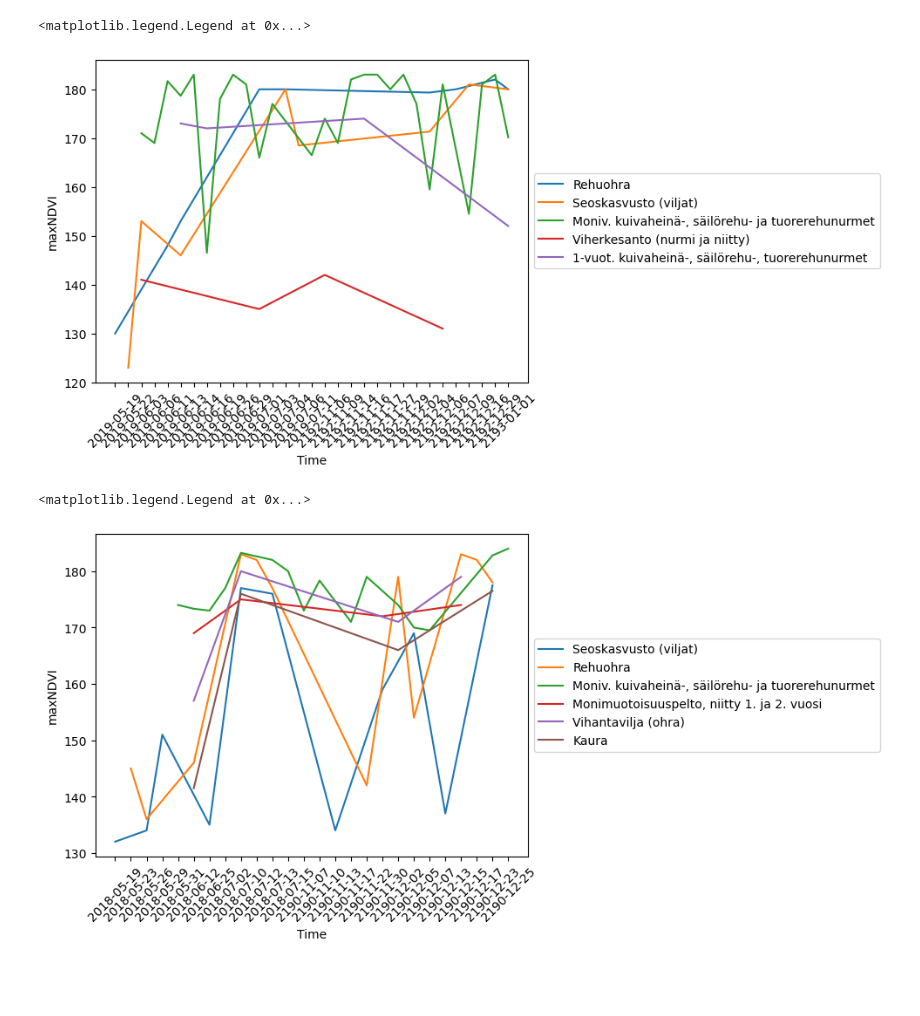
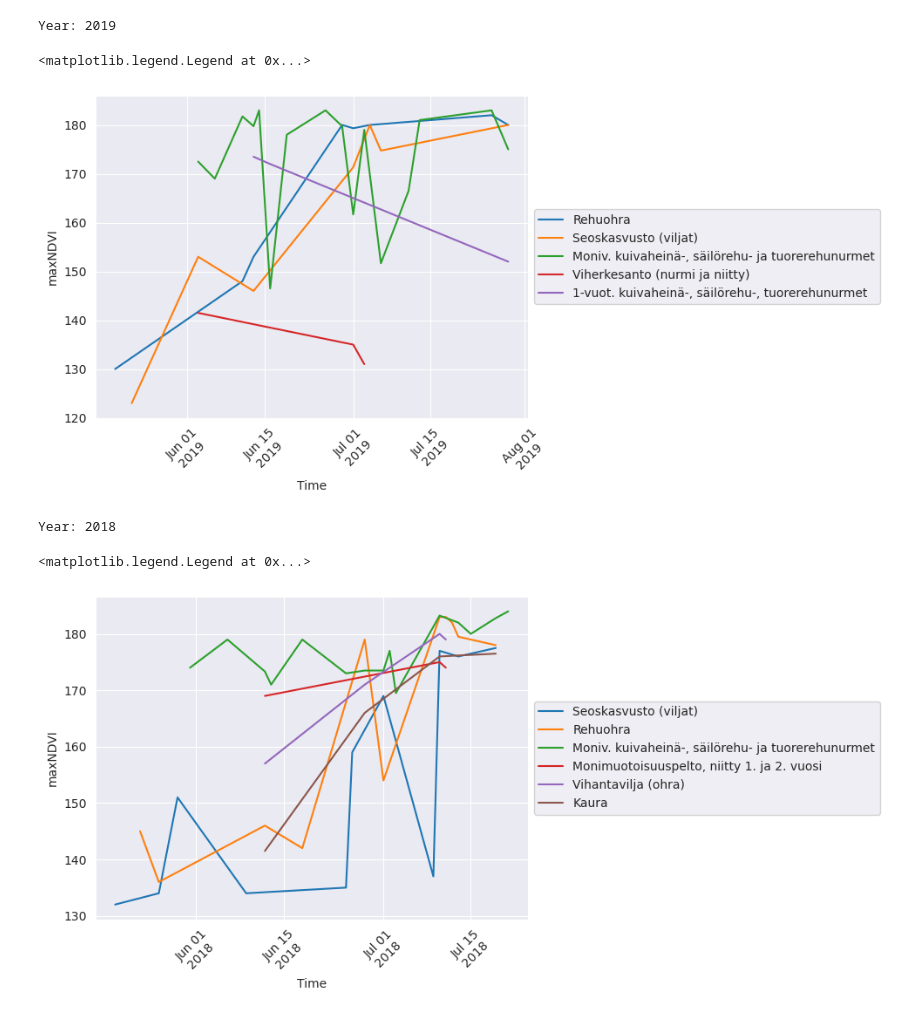
Before and after one commit to myliheik/Apu-HIKET, a Jupyter notebook: notebooks/timeseries-mittalohkot.ipynb, the cells around one changed output. Cells and saved outputs as stored; diff of their text form; code cells hidden in the pictures; blank space fills up the shorter version.

Commit message:
DOY data in 2018-2021 was corrected in s2ind data by Syke. Downloaded the corrected images. Rerun analysis.

```diff
--- a/notebooks/timeseries-mittalohkot.ipynb
+++ b/notebooks/timeseries-mittalohkot.ipynb
@@ -12,9 +12,12 @@ import glob
 import os
 import pickle
 import seaborn as sns
+import matplotlib.dates as mdates
 
 import warnings
 warnings.filterwarnings("ignore")
+
+sns.set_style("darkgrid")
 
 fpin = '/scratch/project_2008047/Apu-HIKET/results_temp'
 
@@ -31,6 +34,7 @@ def load_intensities(filename):
     return data
 
 def readTempData(year, fpin):
+    print(f'Year: {year}')
     metafiles = glob.glob(os.path.join(fpin, 'meta*'))
     mymetafiles = [metafile for metafile in metafiles if str(year) in metafile]
 
@@ -44,11 +48,15 @@ def readTempData(year, fpin):
             data = load_intensities(filepath)
             df = pd.DataFrame(data, columns = ['parcelID', 'Value', 'featureName', 'timeID'])
 
+
+
             #ndvi file:
             filepathndvi = filepath.replace('meta', 'ndvi')
             data2 = load_intensities(filepathndvi)
             df2 = pd.DataFrame(data2, columns = ['parcelID', 'Value', 'featureName', 'timeID'])
 
+            #print(f'DOY mean: {df['Value'].mean()}')
+            #print(f'NDVI mean: {df2['Value'].mean()}')
             mydata.append(pd.concat([df, df2], axis = 0))
     return mydata
 
@@ -58,7 +68,7 @@ mydata2023 = readTempData(2023, fpin)
 # %%
 #dfmeta.set_index(['parcelID', 'timeID'])
 # %%
-
+# Select only mittalohkot:
 
 def munchData(year, mydata):
     # myParcelIDs:
@@ -78,8 +88,9 @@ def munchData(year, mydata):
     dfndvi = df2[df2['featureName'] == 'ndvi']
     dfndvi['Crop'] = dfndvi['parcelID'].str.split('_', expand = True)[3]
     merged = dfndvi.merge(dfmeta, on = ['parcelID', 'timeID'], how = 'left')
-    merged.rename(columns = {'Value_x': 'maxNDVI', 'Value_y': 'Time'}, inplace = True)
+    merged.rename(columns = {'Value_x': 'maxNDVI', 'Value_y': 'Timetmp'}, inplace = True)
     merged['Crop '] = merged['Crop'].map(kasviDict)
+    merged['Time'] = pd.to_datetime(merged['Timetmp'])
     #merged2 = merged.set_index('Time').resample('1d').reset_index()
     return merged
 
@@ -159,19 +226,38 @@ merged = munchData('2019', mydata)
 
 
 ax = sns.lineplot(data = merged.sort_values(by=["Time"]), x = "Time", y = "maxNDVI", hue = 'Crop ', ci = None)
+# Create custom ticks using matplotlib date tick locator and formatter
+loc = mdates.MonthLocator(interval=1)
+loc = mdates.DayLocator(interval=1, bymonthday=[1,15])
+
+ax.xaxis.set_major_locator(loc)
+fmt = mdates.DateFormatter('%b %d\n%Y')
+ax.xaxis.set_major_formatter(fmt)
 ax.tick_params(axis='x', rotation=45)
 ax.legend(loc='center left', bbox_to_anchor=(1, 0.5))
 # %% [output]
-<matplotlib.legend.Legend at 0x...>
+Year: 2019
+<matplotlib.legend.Legend at 0x...>
-[figure, old version]
+[figure, new version]
 # %%
 mydata = readTempData(2018, fpin)
 merged = munchData('2018', mydata)
 
 
 ax = sns.lineplot(data = merged.sort_values(by=["Time"]), x = "Time", y = "maxNDVI", hue = 'Crop ', ci = None)
+
+# Create custom ticks using matplotlib date tick locator and formatter
+loc = mdates.MonthLocator(interval=1)
+loc = mdates.DayLocator(interval=1, bymonthday=[1,15])
+
+ax.xaxis.set_major_locator(loc)
+fmt = mdates.DateFormatter('%b %d\n%Y')
+ax.xaxis.set_major_formatter(fmt)
+
+
 ax.tick_params(axis='x', rotation=45)
 ax.legend(loc='center left', bbox_to_anchor=(1, 0.5))
 # %% [output]
-<matplotlib.legend.Legend at 0x...>
+Year: 2018
+<matplotlib.legend.Legend at 0x...>
-[figure, old version]
+[figure, new version]
```
Also changed, not shown: parts of 10 cells of this notebook, 1 other file.
